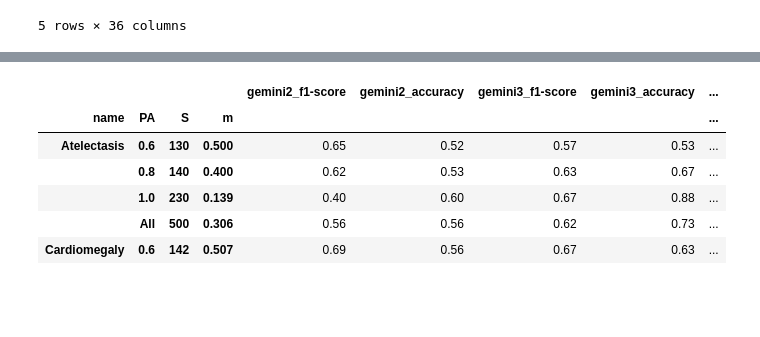
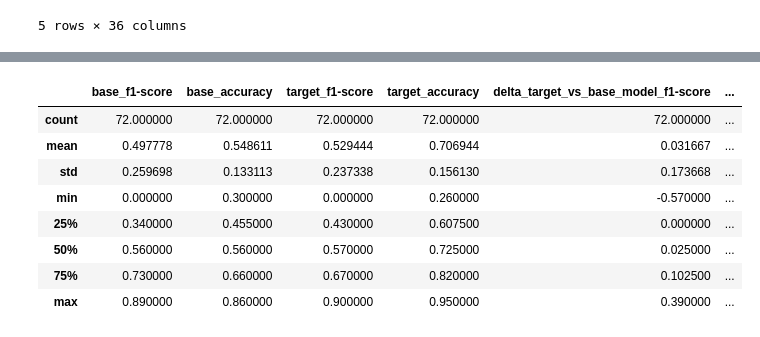
Before and after one commit to elangovana/uncertainty-paper-code, a Jupyter notebook: notebooks/gemni2_vs_3_analysis.ipynb, the cells around one changed output, grey strips where cells are left out. Cells and saved outputs as stored; diff of their text form; code cells hidden in the pictures; blank space fills up the shorter version.

```diff
--- a/notebooks/gemni2_vs_3_analysis.ipynb
+++ b/notebooks/gemni2_vs_3_analysis.ipynb
@@ -3,6 +3,9 @@ import pandas as pd
 
 gemini3_scores = "../data_dir/checkpoints/gemini30preview/gemini30preview_scores_exclude_small_samples.json"
 
+gpt51_scores = "../data_dir/checkpoints/gpt-5.1/gpt-5.1_scores_exclude_small_samples.json"
+
+
 gemini2_scores = "../data_dir/checkpoints/gemini25pro/gemini25pro_scores_exclude_small_samples.json"
 # %%
 
@@ -36,3 +39,10 @@ pd_gemini_2.head()
 |  | All | 500 | 0.306 | 0.79 | 0.62 | 0.80 | 0.70 | ... |
 | Cardiomegaly | 0.6 | 142 | 0.507 | 0.64 | 0.80 | 0.39 | 0.52 | ... |
 5 rows × 36 columns
+# %%
+
+pd_gpt_51 = pd.read_json(gpt51_scores)
+pd_gpt_51["PA"] = pd_gpt_51["PA"].apply(lambda x: round(x, 2) if isinstance(x, float) else x)
+pd_gpt_51  = pd_gpt_51.set_index(["name", "PA", "S", "m"])
+
+pd_gpt_51.head()
@@ -39,20 +58,35 @@ pd_gemini_2.head()
 # %%
-df_compare_scores = pd.DataFrame()
-df_compare_scores["gemini2_f1-score"]=pd_gemini_2["model_f1-score"]
-df_compare_scores["gemini2_accuracy"]=pd_gemini_2["model_accuracy"]
-df_compare_scores["gemini3_f1-score"]=pd_gemini_3["model_f1-score"]
-df_compare_scores["gemini3_accuracy"]=pd_gemini_3["model_accuracy"]
-df_compare_scores["delta_gemini_3_vs_2_accuracy"]=df_compare_scores["gemini3_accuracy"] -df_compare_scores["gemini2_accuracy"]
-df_compare_scores["delta_gemini_3_vs_2_f1-score"]=df_compare_scores["gemini3_f1-score"] -df_compare_scores["gemini2_f1-score"]
-df_compare_scores.head()
+
+def df_compare_scores(df_base_model, df_target_model ):
+    df_compare_scores = pd.DataFrame()
+    df_compare_scores["base_f1-score"]=df_base_model["model_f1-score"]
+    df_compare_scores["base_accuracy"]=df_base_model["model_accuracy"]
+
+    df_compare_scores["target_f1-score"]=df_target_model["model_f1-score"]
+    df_compare_scores["target_accuracy"]=df_target_model["model_accuracy"]
+
+    df_compare_scores["delta_target_vs_base_model_f1-score"]= df_compare_scores["target_f1-score"] - df_compare_scores["base_f1-score"]
+    df_compare_scores["delta_target_vs_base_model_accuracy"]= df_compare_scores["target_accuracy"]-df_compare_scores["base_accuracy"]
+
+    return df_compare_scores
+
+scores_df = pd.concat([df_compare_scores(pd_gemini_2, pd_gemini_3), df_compare_scores(pd_gemini_2, pd_gpt_51)])
+
+
+
+# F1
+
+scores_df.describe()
 # %% [output]
-|  |  |  |  | gemini2_f1-score | gemini2_accuracy | gemini3_f1-score | gemini3_accuracy | ... |
-| name | PA | S | m |  |  |  |  | ... |
-| Atelectasis | 0.6 | 130 | 0.500 | 0.65 | 0.52 | 0.57 | 0.53 | ... |
-|  | 0.8 | 140 | 0.400 | 0.62 | 0.53 | 0.63 | 0.67 | ... |
-|  | 1.0 | 230 | 0.139 | 0.40 | 0.60 | 0.67 | 0.88 | ... |
-|  | All | 500 | 0.306 | 0.56 | 0.56 | 0.62 | 0.73 | ... |
-| Cardiomegaly | 0.6 | 142 | 0.507 | 0.69 | 0.56 | 0.67 | 0.63 | ... |
+|  | base_f1-score | base_accuracy | target_f1-score | target_accuracy | delta_target_vs_base_model_f1-score | ... |
+| count | 72.000000 | 72.000000 | 72.000000 | 72.000000 | 72.000000 | ... |
+| mean | 0.497778 | 0.548611 | 0.529444 | 0.706944 | 0.031667 | ... |
+| std | 0.259698 | 0.133113 | 0.237338 | 0.156130 | 0.173668 | ... |
+| min | 0.000000 | 0.300000 | 0.000000 | 0.260000 | -0.570000 | ... |
+| 25% | 0.340000 | 0.455000 | 0.430000 | 0.607500 | 0.000000 | ... |
+| 50% | 0.560000 | 0.560000 | 0.570000 | 0.725000 | 0.025000 | ... |
+| 75% | 0.730000 | 0.660000 | 0.670000 | 0.820000 | 0.102500 | ... |
+| max | 0.890000 | 0.860000 | 0.900000 | 0.950000 | 0.390000 | ... |
 # %%
 import sys
 sys.path.append("../src/medical_uncertainty")
```
Also changed, not shown: parts of 3 cells of this notebook, 1 other file.
